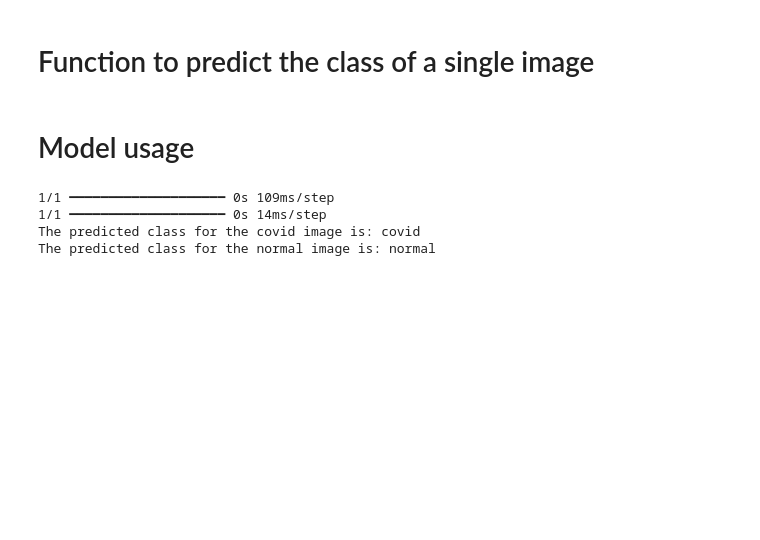
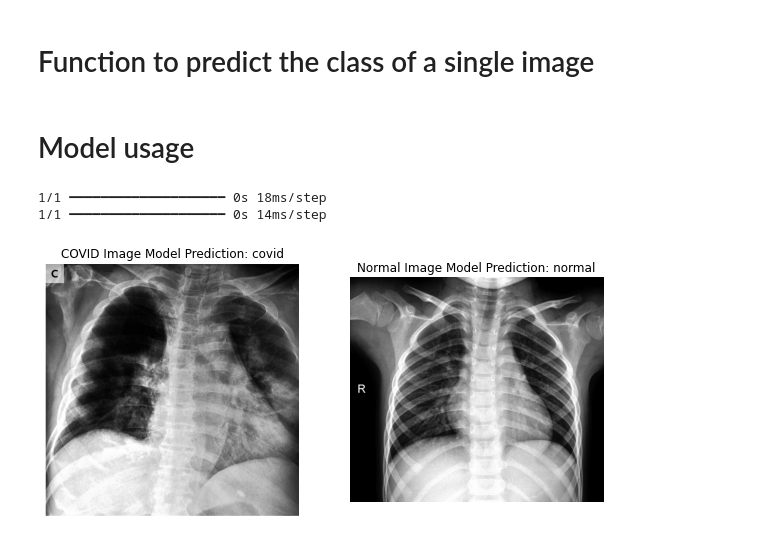
Before and after one commit to joohnnyvv/covid19-predictor, a Jupyter notebook: Covid Predictor.ipynb, the cells around one changed output. Saved outputs shown, nothing was run; the diff lists cells and outputs as text; code cells hidden in the pictures; blank space fills up the shorter version.

Commit message:
add images to notebook

```diff
--- a/Covid Predictor.ipynb
+++ b/Covid Predictor.ipynb
@@ -217,13 +218,26 @@ def predict_image(img_path):
 # Model usage
 # %%
 covid_path = '0106.jpeg'
+normal_path = '0101.jpeg'
+
 covid_result = predict_image(covid_path)
-normal_path = '0101.jpeg'
 normal_result = predict_image(normal_path)
-print(f'The predicted class for the covid image is: {covid_result}')
-print(f'The predicted class for the normal image is: {normal_result}')
+
+covid_img = mpimg.imread(covid_path)
+normal_img = mpimg.imread(normal_path)
+
+fig, axs = plt.subplots(1, 2, figsize=(10, 5))
+
+axs[0].imshow(covid_img)
+axs[0].set_title(f'COVID Image Model Prediction: {covid_result}')
+axs[0].axis('off')
+
+axs[1].imshow(normal_img)
+axs[1].set_title(f'Normal Image Model Prediction: {normal_result}')
+axs[1].axis('off')
+
+plt.show()
 # %% [output]
-1/1 ━━━━━━━━━━━━━━━━━━━━ 0s 109ms/step
+1/1 ━━━━━━━━━━━━━━━━━━━━ 0s 18ms/step
 1/1 ━━━━━━━━━━━━━━━━━━━━ 0s 14ms/step
-The predicted class for the covid image is: covid
-The predicted class for the normal image is: normal
+[figure, added]
```
Also changed, not shown: parts of 1 cell of this notebook.
